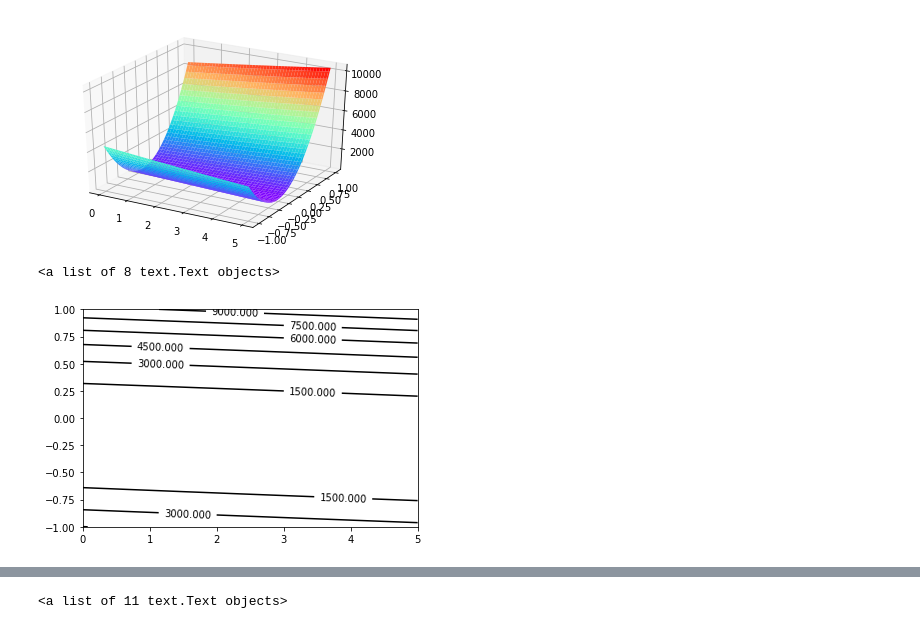
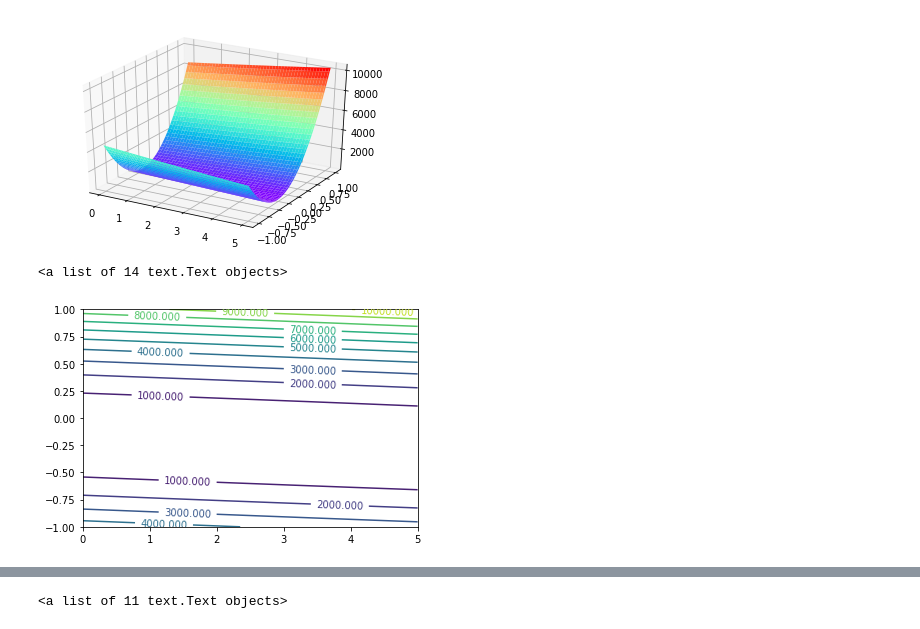
Before and after one commit to Haowen-Zhong/ML, a Jupyter notebook: Chap2.ipynb, the cells around one changed output, grey strips where cells are left out. Drawn from its saved outputs; the diff is of its cells as text; code cells hidden in the pictures.

```diff
--- a/Chap2.ipynb
+++ b/Chap2.ipynb
@@ -30,11 +30,11 @@ plt.show()
 [figure]
 # %%
 #这个等高线图很丑，应该是数据集的问题。以后可以试试画别的。
-c = plt.contour(x,y,z,colors='k')
+c = plt.contour(x,y,z,10,color='rainbow')
 plt.clabel(c,inline=True,fontsize=10)
 # %% [output]
-<a list of 8 text.Text objects>
+<a list of 14 text.Text objects>
-[figure, old version]
+[figure, new version]
 # %%
 #数据集
 %pylab inline
```
Also changed, not shown: parts of 4 cells of this notebook.
